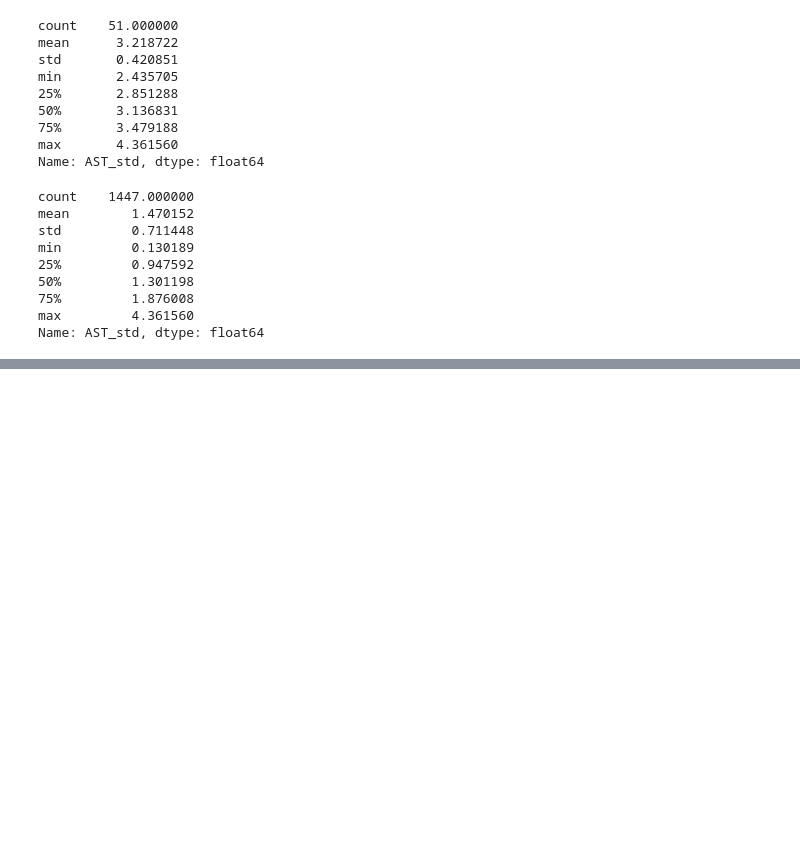
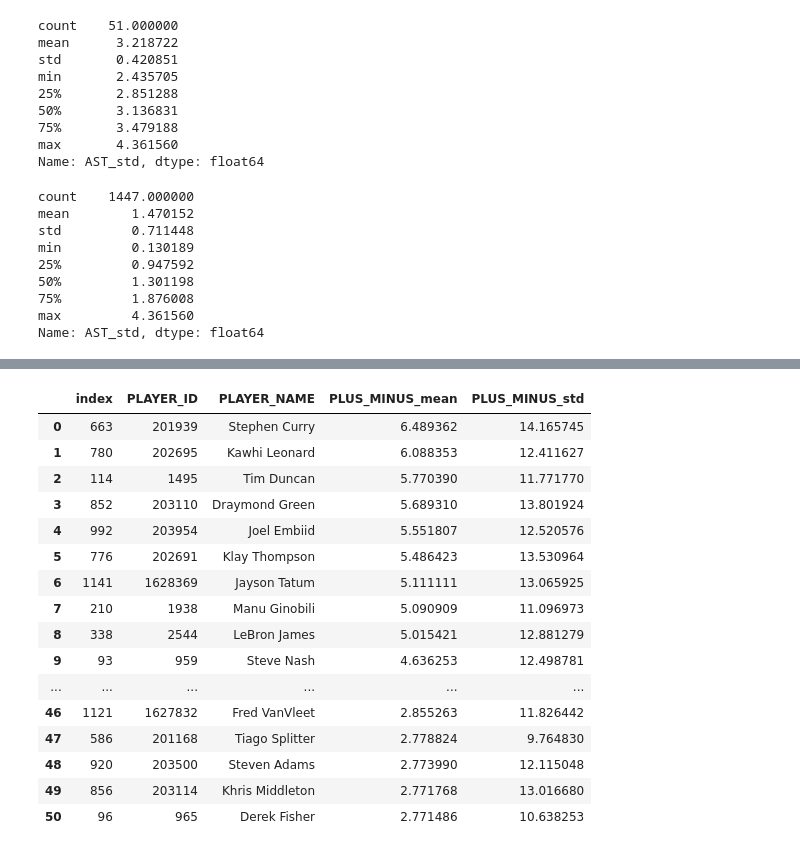
Before and after one commit to TZDSGeek/Project_1, a Jupyter notebook: NBA Analysis - Assists and Plus Minus.ipynb, the cells around one changed output, grey strips where cells are left out. Cells and saved outputs as stored; diff of their text form; code cells hidden in the pictures; blank space fills up the shorter version.

```diff
--- a/NBA Analysis - Assists and Plus Minus.ipynb
+++ b/NBA Analysis - Assists and Plus Minus.ipynb
@@ -541,0 +595,28 @@ Name: AST_std, dtype: float64
+# %%
+#Display the standard dev results for the top 50 players by mean
+#Combine standard dev and average into one dataframe
+combined_plusminus = pd.merge(plusminus_avg_filtered, plusminus_std_filtered, on=["PLAYER_ID","PLAYER_NAME"])
+combined_plusminus = combined_plusminus[["PLAYER_ID","PLAYER_NAME","PLUS_MINUS_mean","PLUS_MINUS_std"]]
+combined_plusminus = combined_plusminus.sort_values(by='PLUS_MINUS_mean', ascending=False).reset_index()
+
+# Sort this from largest to smallest
+top_performers_plusminus = combined_plusminus.iloc[:51]
+top_performers_plusminus
+# %% [output]
+|  | index | PLAYER_ID | PLAYER_NAME | PLUS_MINUS_mean | PLUS_MINUS_std |
+| 0 | 663 | 201939 | Stephen Curry | 6.489362 | 14.165745 |
+| 1 | 780 | 202695 | Kawhi Leonard | 6.088353 | 12.411627 |
+| 2 | 114 | 1495 | Tim Duncan | 5.770390 | 11.771770 |
+| 3 | 852 | 203110 | Draymond Green | 5.689310 | 13.801924 |
+| 4 | 992 | 203954 | Joel Embiid | 5.551807 | 12.520576 |
+| 5 | 776 | 202691 | Klay Thompson | 5.486423 | 13.530964 |
+| 6 | 1141 | 1628369 | Jayson Tatum | 5.111111 | 13.065925 |
+| 7 | 210 | 1938 | Manu Ginobili | 5.090909 | 11.096973 |
+| 8 | 338 | 2544 | LeBron James | 5.015421 | 12.881279 |
+| 9 | 93 | 959 | Steve Nash | 4.636253 | 12.498781 |
+| ... | ... | ... | ... | ... | ... |
+| 46 | 1121 | 1627832 | Fred VanVleet | 2.855263 | 11.826442 |
+| 47 | 586 | 201168 | Tiago Splitter | 2.778824 | 9.764830 |
+| 48 | 920 | 203500 | Steven Adams | 2.773990 | 12.115048 |
+| 49 | 856 | 203114 | Khris Middleton | 2.771768 | 13.016680 |
+| 50 | 96 | 965 | Derek Fisher | 2.771486 | 10.638253 |
```
Also changed, not shown: parts of 12 cells of this notebook, 2 other files.
